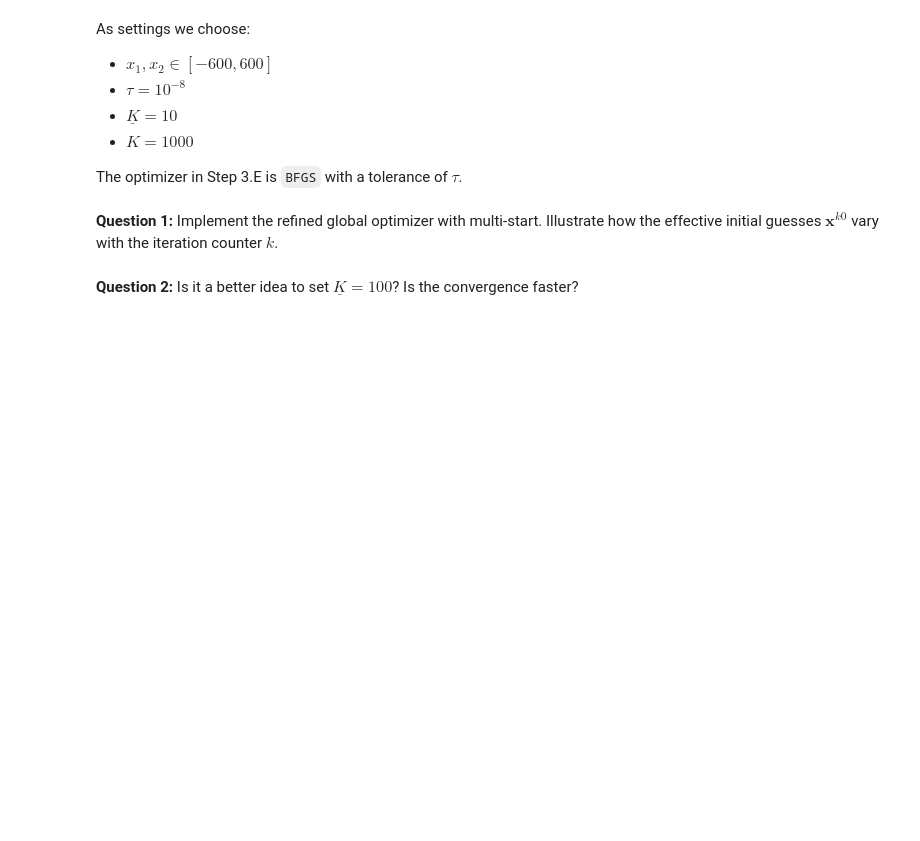
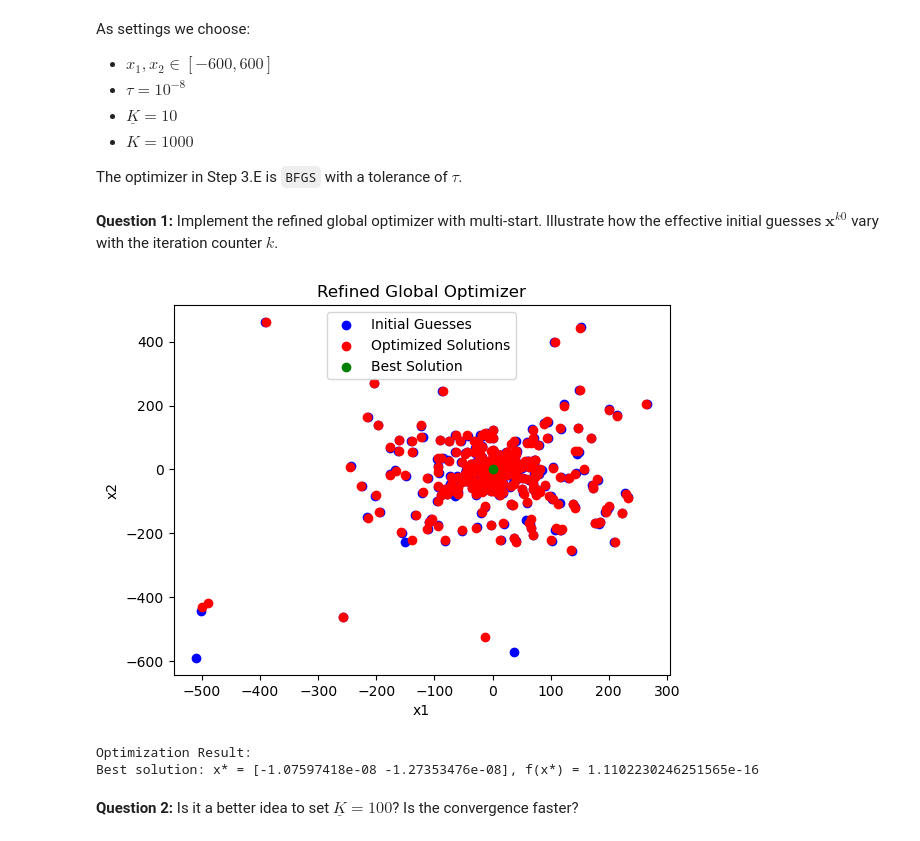
Before and after one commit to NumEconCopenhagen/projects-2023-siuuu, a Jupyter notebook: Exam/Exam-2023-notebook.ipynb, the cells around one changed output. Cells and saved outputs as stored; diff of their text form; code cells hidden in the pictures; blank space fills up the shorter version.

```diff
--- a/Exam/Exam-2023-notebook.ipynb
+++ b/Exam/Exam-2023-notebook.ipynb
@@ -725,2 +723,65 @@ The optimizer in Step 3.E is `BFGS` with a tolerance of $\tau$.
+# %%
+# Our global optimizer function
+def refined_global_optimizer(bounds, tolerance, K_warmup, K_max):
+    x_best = None  # Initialize the best solution
+    f_best = float('inf')  # Initialize the best objective function value as infinity
+
+    x_k0_list = []  # List to store x_k0 values for each iteration
+    x_k_star_list = []  # List to store x_k* values for each iteration
+
+    for k in range(K_max):
+        if k >= K_warmup:  # Check if warm-up iterations have been exceeded
+            chi = 0.50 * (2 / (1 + np.exp((k - K_warmup) / 100)))  # Calculate the scaling factor chi
+            x_k = chi * np.random.uniform(bounds[0], bounds[1], size=2) + (1 - chi) * x_best  # Generate the weighted initial guess x_k0
+        else:
+            x_k = np.random.uniform(bounds[0], bounds[1], size=2)  # Generate a random initial guess x_k0
+
+        x_k0_list.append(x_k)  # Store the current initial guess x_k0
+
+        result = minimize(griewank, x_k, method='BFGS', tol=tolerance)  # Perform optimization with the initial guess x_k0
+        x_k_star = result.x  # Get the optimized solution x_k*
+        f_k_star = result.fun  # Get the objective function value at x_k*
+
+        x_k_star_list.append(x_k_star)  # Store the optimized solution x_k*
+
+        if k == 0 or f_k_star < f_best:  # Check if the current solution is the best so far
+            x_best = x_k_star  # Update the best solution
+            f_best = f_k_star  # Update the best objective function value
+
+        if f_best < tolerance:  # Check if the best objective function value satisfies the tolerance
+            break  # If it does, terminate the optimization process
+
+    return x_best, x_k0_list, x_k_star_list  # Return the best solution, x_k0 values, and x_k* values
+
+
+# Settings
+bounds = [-600, 600]
+tolerance = 1e-8
+K_warmup = 10
+K_max = 1000
+
+# Run the optimizer
+best_solution, initial_guesses, optimized_solutions = refined_global_optimizer(bounds, tolerance, K_warmup, K_max)
+
+# Convert to NumPy arrays for plotting
+x_k0 = np.array(initial_guesses)
+x_k_star = np.array(optimized_solutions)
+
+# Plotting the optimization progress
+plt.scatter(x_k0[:, 0], x_k0[:, 1], c='b', label='Initial Guesses')
+plt.scatter(x_k_star[:, 0], x_k_star[:, 1], c='r', label='Optimized Solutions')
+plt.scatter(best_solution[0], best_solution[1], c='g', label='Best Solution')
+plt.xlabel('x1')
+plt.ylabel('x2')
+plt.title('Refined Global Optimizer')
+plt.legend()
+plt.show()
+
+print("\nOptimization Result:")
+print(f"Best solution: x* = {best_solution}, f(x*) = {griewank(best_solution)}")
+# %% [output]
+[figure, added]
+Optimization Result:
+Best solution: x* = [-1.07597418e-08 -1.27353476e-08], f(x*) = 1.1102230246251565e-16
 # %% [markdown]
 **Question 2:** Is it a better idea to set $\underline{K} = 100$? Is the convergence faster?
```
Also changed, not shown: parts of 4 cells of this notebook.
